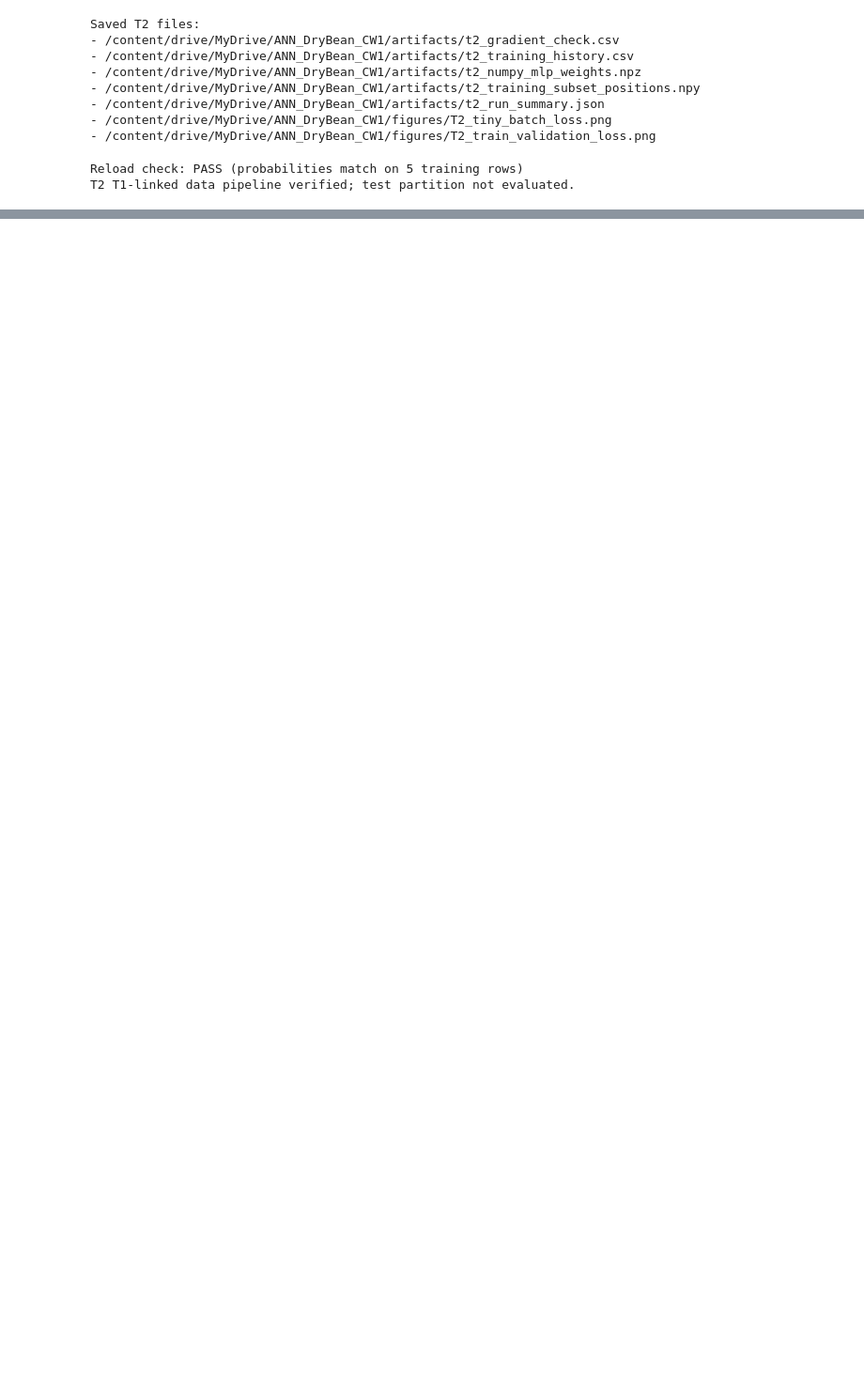
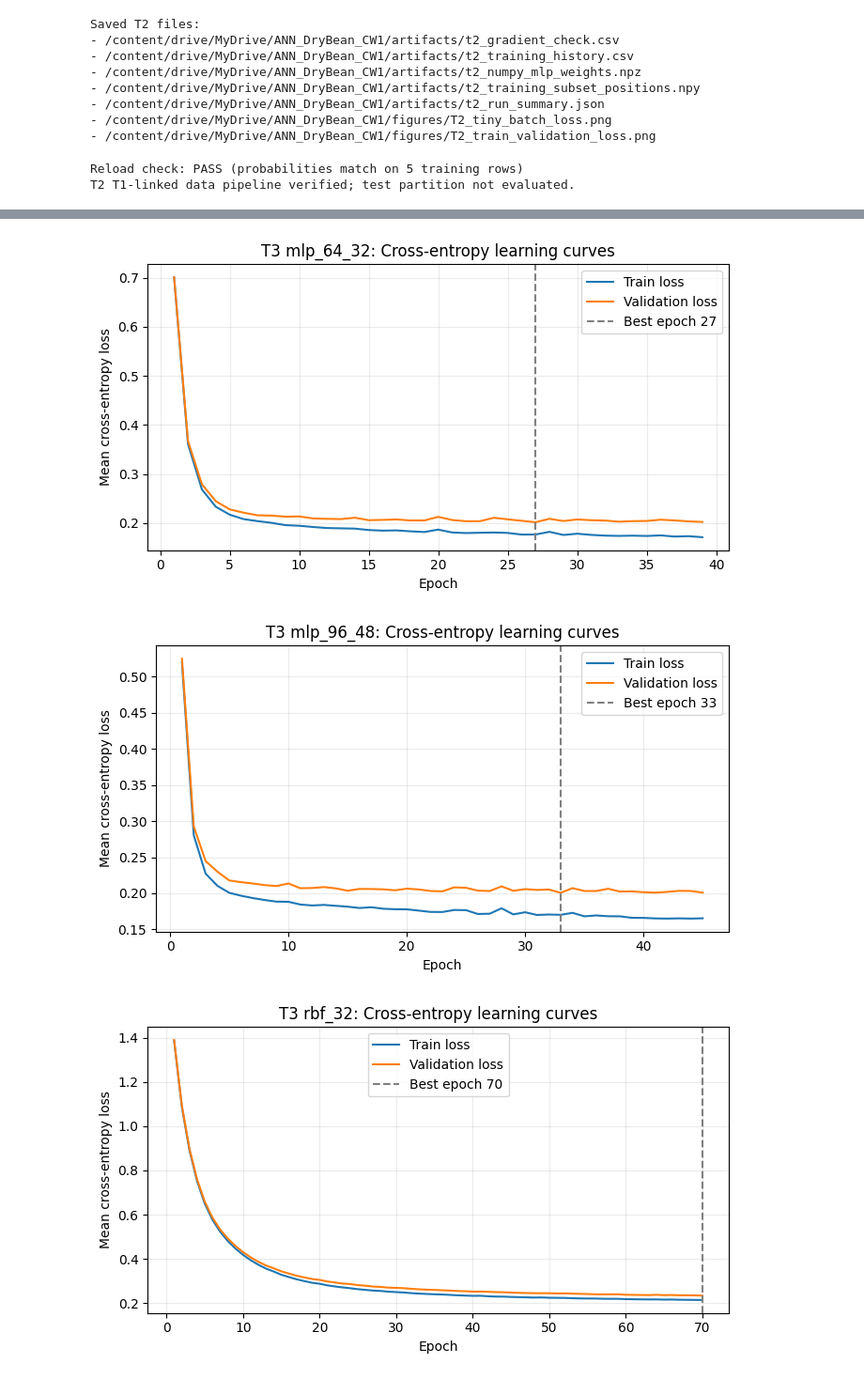
Before and after one commit to Thathsara-Devindi/ANN-Dry-Bean-Classification, a Jupyter notebook: ANN_cw1.ipynb, the cells around one changed output, grey strips where cells are left out. Shown at 94% size. Drawn from its saved outputs; the diff is of its cells as text; code cells hidden in the pictures; blank space fills up the shorter version.

```diff
--- a/ANN_cw1.ipynb
+++ b/ANN_cw1.ipynb
@@ -843,0 +1116,16 @@ T2 T1-linked data pipeline verified; test partition not evaluated.
+# %%
+#  Run the four predeclared training trials (CPU)
+t3_run_rows=[]
+t3_histories={}
+for config in T3_TRIALS:
+    print('Training:',config['id'])
+    row, history=t3_train_trial(config,seed=T3_BUDGET['seed'])
+    t3_run_rows.append(row)
+    t3_histories[config['id']]=history
+    print('  validation macro-F1 =',round(row['val_macro_f1'],4),
+          '| best epoch =',row['selected_best_epoch'],
+          '| actual epochs =',row['epochs_completed'])
+t3_run_df=pd.DataFrame(t3_run_rows)
+t3_run_df.to_csv(T3_OUT / 'all_validation_trials.csv',index=False)
+display(t3_run_df[['trial_id','architecture','val_macro_f1','val_accuracy',
+                   'val_cross_entropy','selected_best_epoch','epochs_completed','trainable_parameters']])
@@ -843,0 +1146,20 @@ T2 T1-linked data pipeline verified; test partition not evaluated.
+# %%
+# Training and validation loss curves for every trial
+for config in T3_TRIALS:
+    run_id=config['id']
+    hist=t3_histories[run_id]
+    plt.figure(figsize=(7,4))
+    plt.plot(hist['epoch'],hist['train_loss'],label='Train loss')
+    plt.plot(hist['epoch'],hist['val_loss'],label='Validation loss')
+    selected=int(t3_run_df.loc[t3_run_df['trial_id']==run_id,'selected_best_epoch'].iloc[0])
+    plt.axvline(selected,ls='--',c='gray',label=f'Best epoch {selected}')
+    plt.title(f'T3 {run_id}: Cross-entropy learning curves')
+    plt.xlabel('Epoch'); plt.ylabel('Mean cross-entropy loss')
+    plt.grid(alpha=.25);plt.legend();plt.tight_layout()
+    plt.savefig(T3_FIG/f'{run_id}_loss_curves.png',dpi=160)
+    plt.show()
+print('Saved all trial learning curves in:',T3_FIG)
+# %% [output]
+[figure, added]
+[figure, added]
+[figure, added]
```
Also changed, not shown: parts of 20 cells of this notebook.
